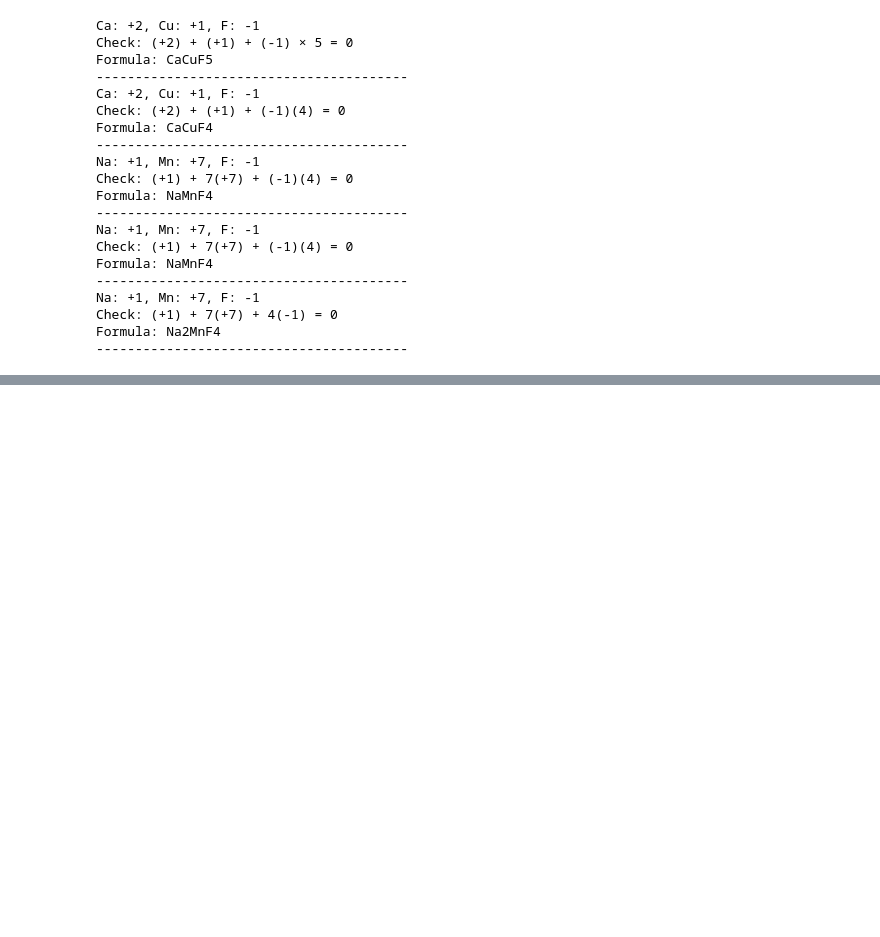
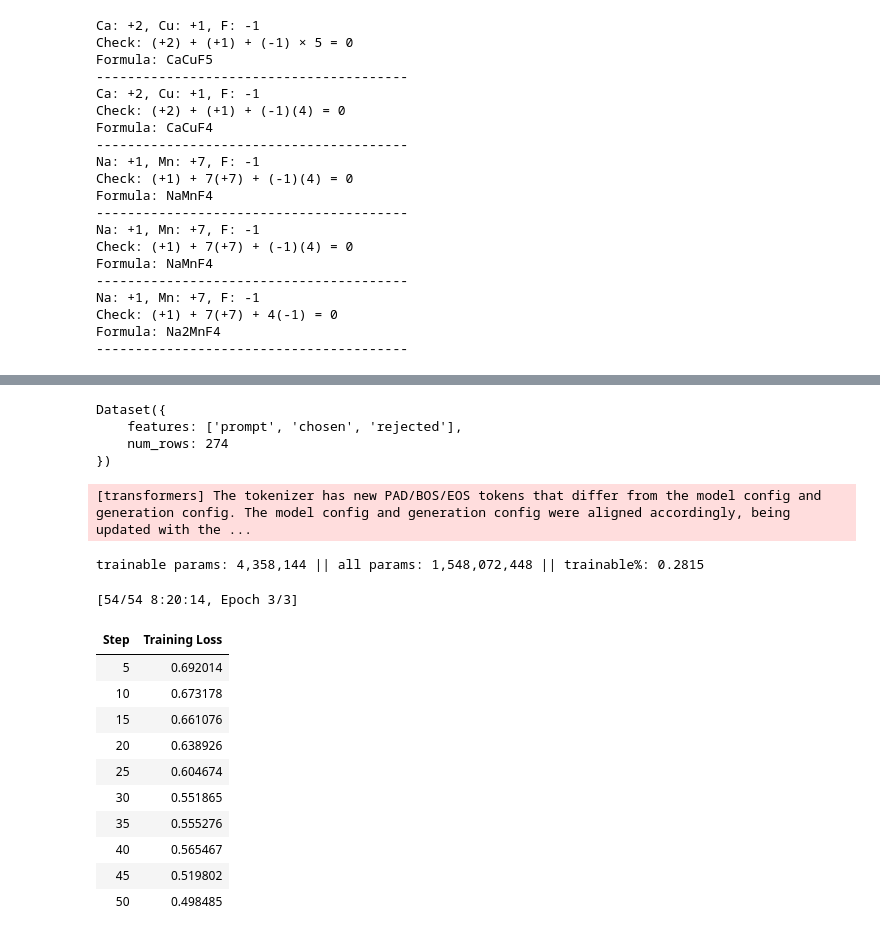
Before and after one commit to FlappyBird3/ValenceLLM, a Jupyter notebook: phase0_3_baseline.ipynb, the cells around one changed output, grey strips where cells are left out. Drawn from its saved outputs; the diff is of its cells as text; code cells hidden in the pictures; blank space fills up the shorter version.

```diff
--- a/phase0_3_baseline.ipynb
+++ b/phase0_3_baseline.ipynb
@@ -306,0 +433,27 @@ Formula: Na2MnF4
+# %%
+# Fresh-kernel setup for training: enable the Apple GPU fallback, then load the
+# 274 preference pairs into the dataset format TRL expects.
+import os
+os.environ["PYTORCH_ENABLE_MPS_FALLBACK"] = "1"
+import json, torch
+import pandas as pd
+from datasets import Dataset
+
+with open("data/dpo_pairs.json") as f:
+    train_dataset = Dataset.from_list(json.load(f))
+print(train_dataset)
+# %% [output]
+Dataset({
+    features: ['prompt', 'chosen', 'rejected'],
+    num_rows: 274
+})
+# %%
+# Load the 1.5B model and tokenizer from the local cache. TRL will attach LoRA to this
+# model and use the same model with LoRA switched off as the frozen reference.
+from transformers import AutoModelForCausalLM, AutoTokenizer
+
+MODEL_NAME = "Qwen/Qwen2.5-1.5B-Instruct"
+tok = AutoTokenizer.from_pretrained(MODEL_NAME, local_files_only=True)
+tok.padding_side = "left"
+model = AutoModelForCausalLM.from_pretrained(MODEL_NAME, dtype=torch.float32,
+                                             local_files_only=True)
@@ -306,0 +484,23 @@ Formula: Na2MnF4
+# %%
+# Create the trainer and run DPO. The trained LoRA
+# adapter is saved to adapters/.
+trainer = DPOTrainer(model=model, args=args, train_dataset=train_dataset,
+                     processing_class=tok, peft_config=lora_config)
+trainer.model.print_trainable_parameters()
+trainer.train()
+trainer.save_model("adapters/dpo_beta0.1")
+# %% [output]
+[transformers] The tokenizer has new PAD/BOS/EOS tokens that differ from the model config and generation config. The model config and generation config were aligned accordingly, being updated with the ...
+trainable params: 4,358,144 || all params: 1,548,072,448 || trainable%: 0.2815
+[54/54 8:20:14, Epoch 3/3]
+| Step | Training Loss |
+| 5 | 0.692014 |
+| 10 | 0.673178 |
+| 15 | 0.661076 |
+| 20 | 0.638926 |
+| 25 | 0.604674 |
+| 30 | 0.551865 |
+| 35 | 0.555276 |
+| 40 | 0.565467 |
+| 45 | 0.519802 |
+| 50 | 0.498485 |
```
Also changed, not shown: parts of 21 cells of this notebook, 2 other files.
